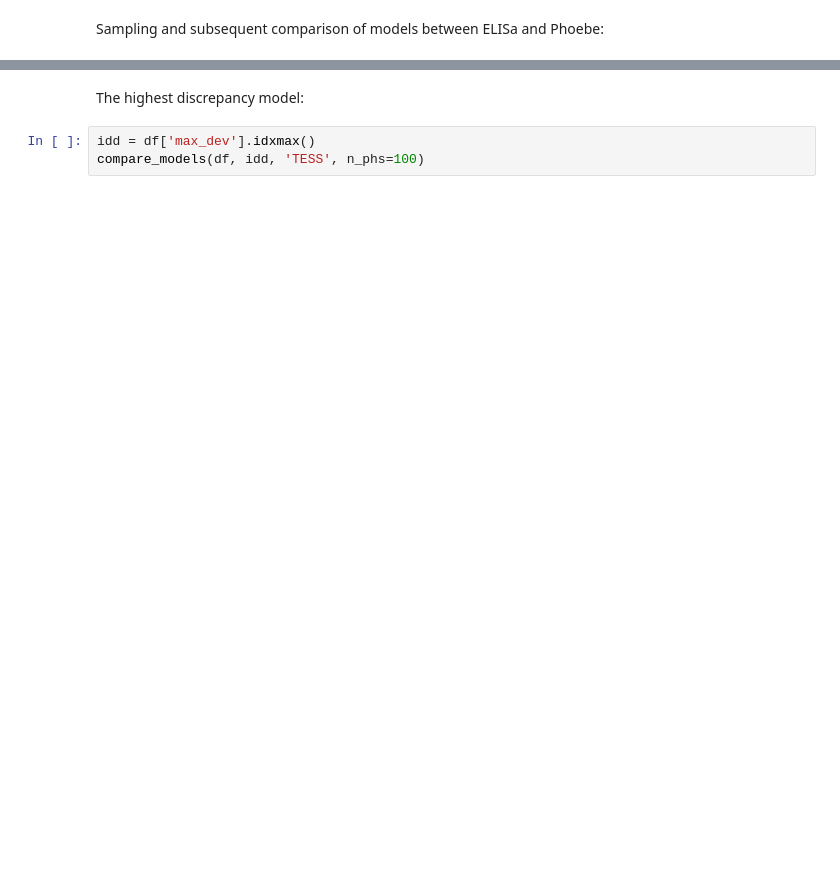
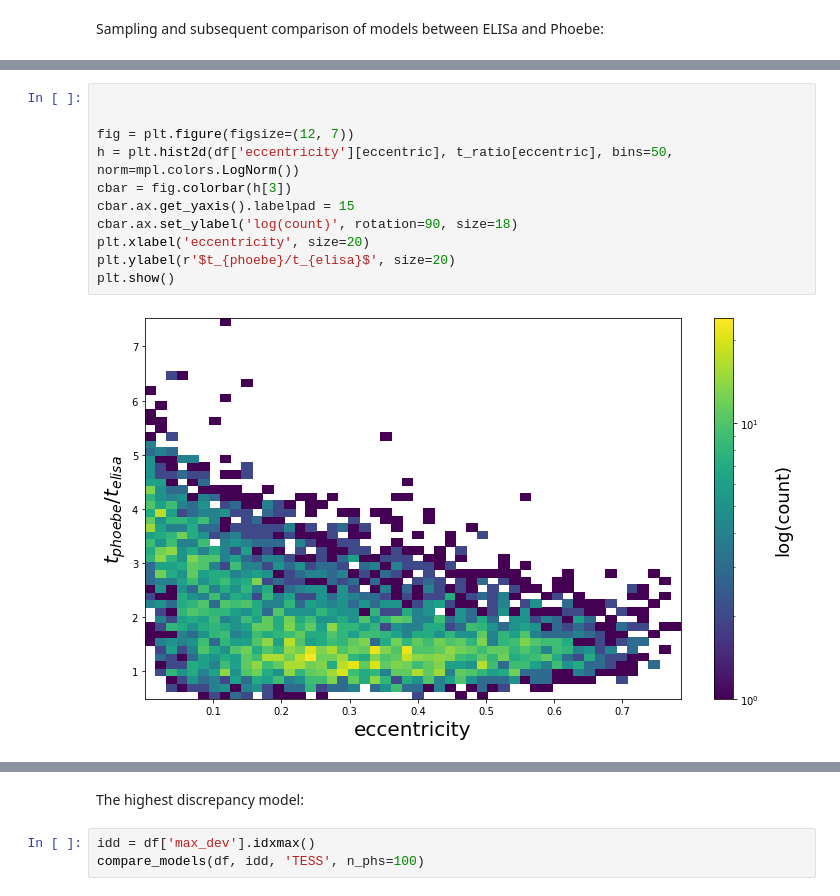
Before and after one commit to mirofedurco/elisa_wrapper, a Jupyter notebook: summary.ipynb, the cells around one changed output, grey strips where cells are left out. Cells and saved outputs as stored; diff of their text form; blank space fills up the shorter version.

```diff
--- a/summary.ipynb
+++ b/summary.ipynb
@@ -114,2 +147,15 @@ analyze_speed(df)
+# %%
+
+
+fig = plt.figure(figsize=(12, 7))
+h = plt.hist2d(df['eccentricity'][eccentric], t_ratio[eccentric], bins=50, norm=mpl.colors.LogNorm())
+cbar = fig.colorbar(h[3])
+cbar.ax.get_yaxis().labelpad = 15
+cbar.ax.set_ylabel('log(count)', rotation=90, size=18)
+plt.xlabel('eccentricity', size=20)
+plt.ylabel(r'$t_{phoebe}/t_{elisa}$', size=20)
+plt.show()
+# %% [output]
+[figure, added]
 # %%
 fig = plt.figure(figsize=(12, 7))
```
Also changed, not shown: parts of 19 cells of this notebook, 4 other files.
